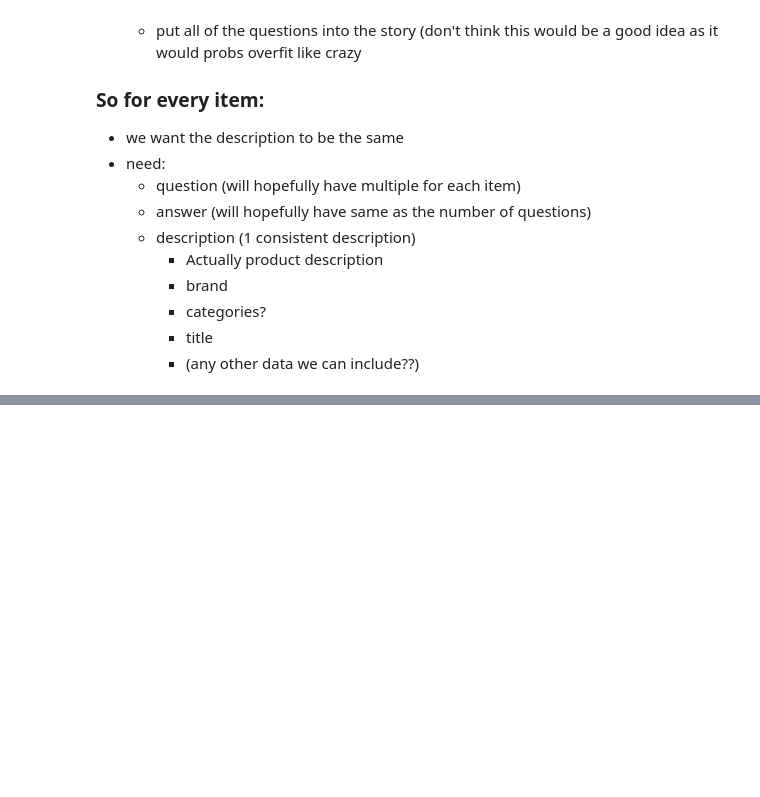
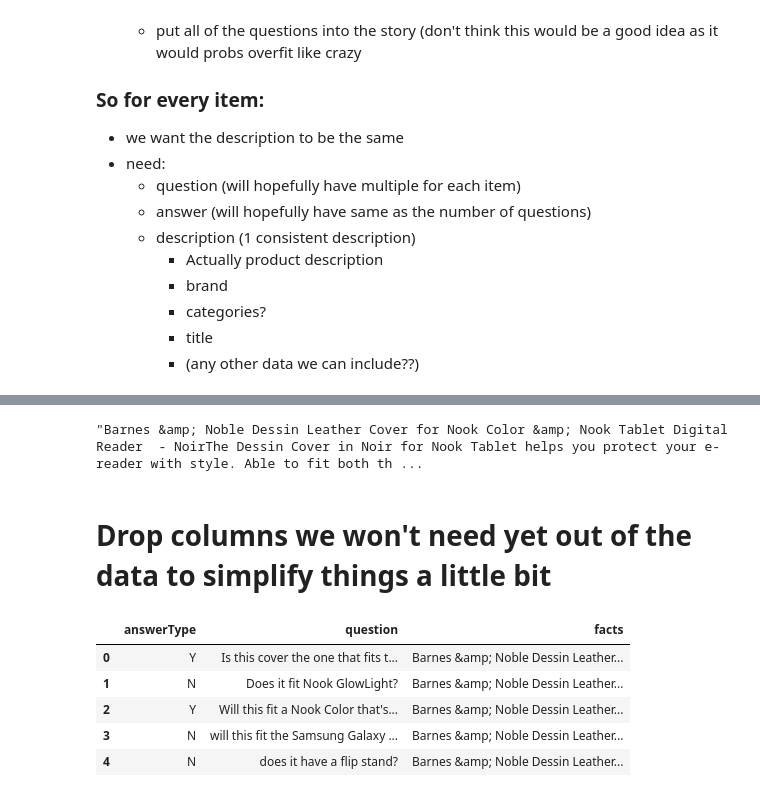
Before and after one commit to wccosby/Metis_passion_project, a Jupyter notebook: data_scripts.ipynb, the cells around one changed output, grey strips where cells are left out. Cells and saved outputs as stored; diff of their text form; code cells hidden in the pictures; blank space fills up the shorter version.

Commit message:
prepped data for system, next step to write dataframe to a file and alter the data loading algorithms in the dmn itself

```diff
--- a/data_scripts.ipynb
+++ b/data_scripts.ipynb
@@ -245 +210,3 @@ memory usage: 9.1+ MB
+# %%
+yn_data['facts'] = yn_data['title'] + yn_data['description'] + yn_data['answer']
 # %%
@@ -253,0 +221,17 @@ qa_test.head()
+# %%
+yn_data['facts'][0]
+# %% [output]
+"Barnes &amp; Noble Dessin Leather Cover for Nook Color &amp; Nook Tablet Digital Reader  - NoirThe Dessin Cover in Noir for Nook Tablet helps you protect your e-reader with style. Able to fit both th ...
+# %% [markdown]
+# Drop columns we won't need yet out of the data to simplify things a little bit
+# %%
+yn_final = yn_data.drop(['answerTime','questionType','categories','description','brand','price','title','answer','asin'], axis=1)
+# %%
+yn_final.head()
+# %% [output]
+|  | answerType | question | facts |
+| 0 | Y | Is this cover the one that fits t... | Barnes &amp; Noble Dessin Leather... |
+| 1 | N | Does it fit Nook GlowLight? | Barnes &amp; Noble Dessin Leather... |
+| 2 | Y | Will this fit a Nook Color that's... | Barnes &amp; Noble Dessin Leather... |
+| 3 | N | will this fit the Samsung Galaxy ... | Barnes &amp; Noble Dessin Leather... |
+| 4 | N | does it have a flip stand? | Barnes &amp; Noble Dessin Leather... |
```
Also changed, not shown: parts of 8 cells of this notebook.
